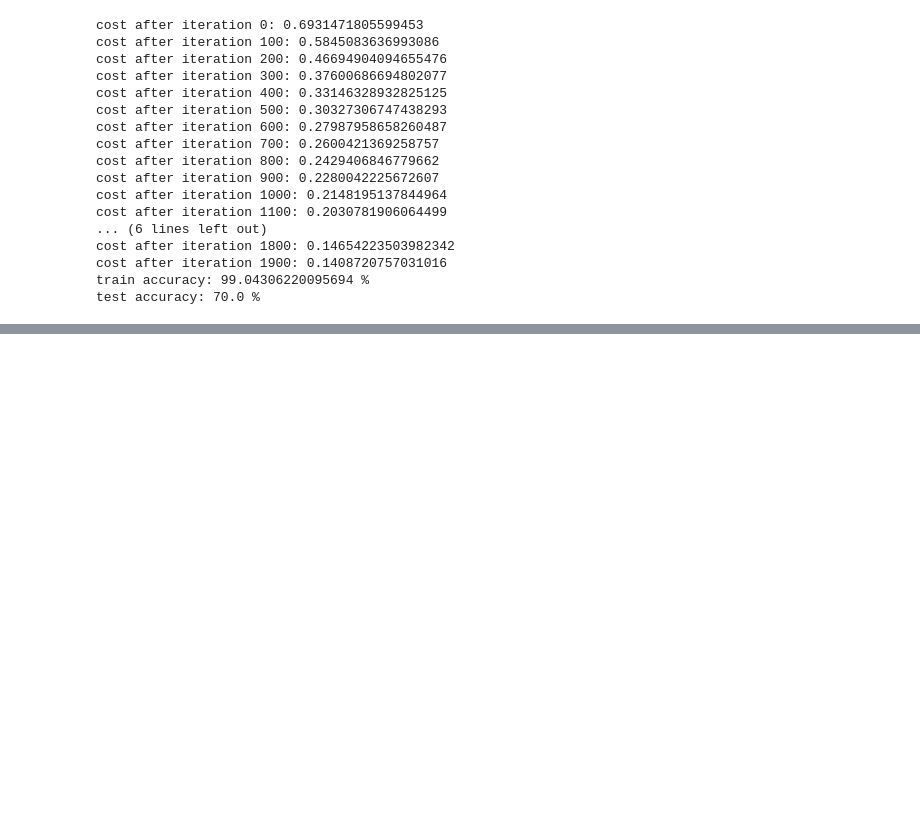
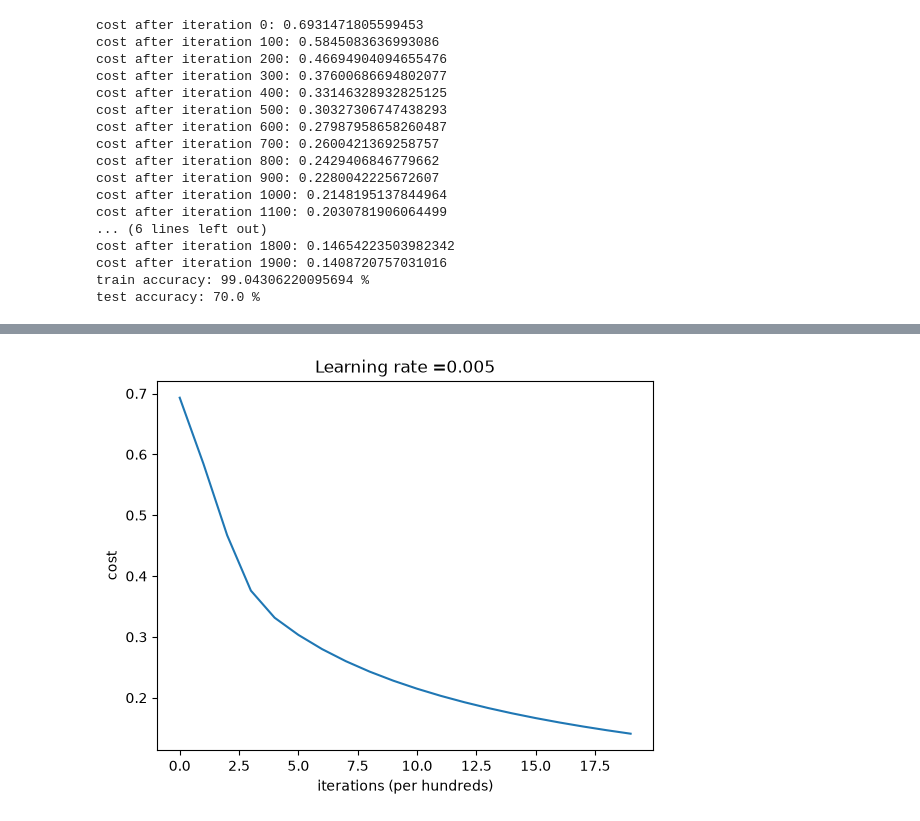
Before and after one commit to RishxGit/deeplearning, a Jupyter notebook: cat_classifier_logistic_regression.ipynb, the cells around one changed output, grey strips where cells are left out. Cells and saved outputs as stored; diff of their text form; code cells hidden in the pictures; blank space fills up the shorter version.

```diff
--- a/cat_classifier_logistic_regression.ipynb
+++ b/cat_classifier_logistic_regression.ipynb
@@ -226,0 +234,10 @@ test accuracy: 70.0 %
+# %%
+# Plot learning curve (with costs)
+costs = np.squeeze(d['costs'])
+plt.plot(costs)
+plt.ylabel('cost')
+plt.xlabel('iterations (per hundreds)')
+plt.title("Learning rate =" + str(d["learning_rate"]))
+plt.show()
+# %% [output]
+[figure, added]
```
Also changed, not shown: parts of 1 cell of this notebook.
